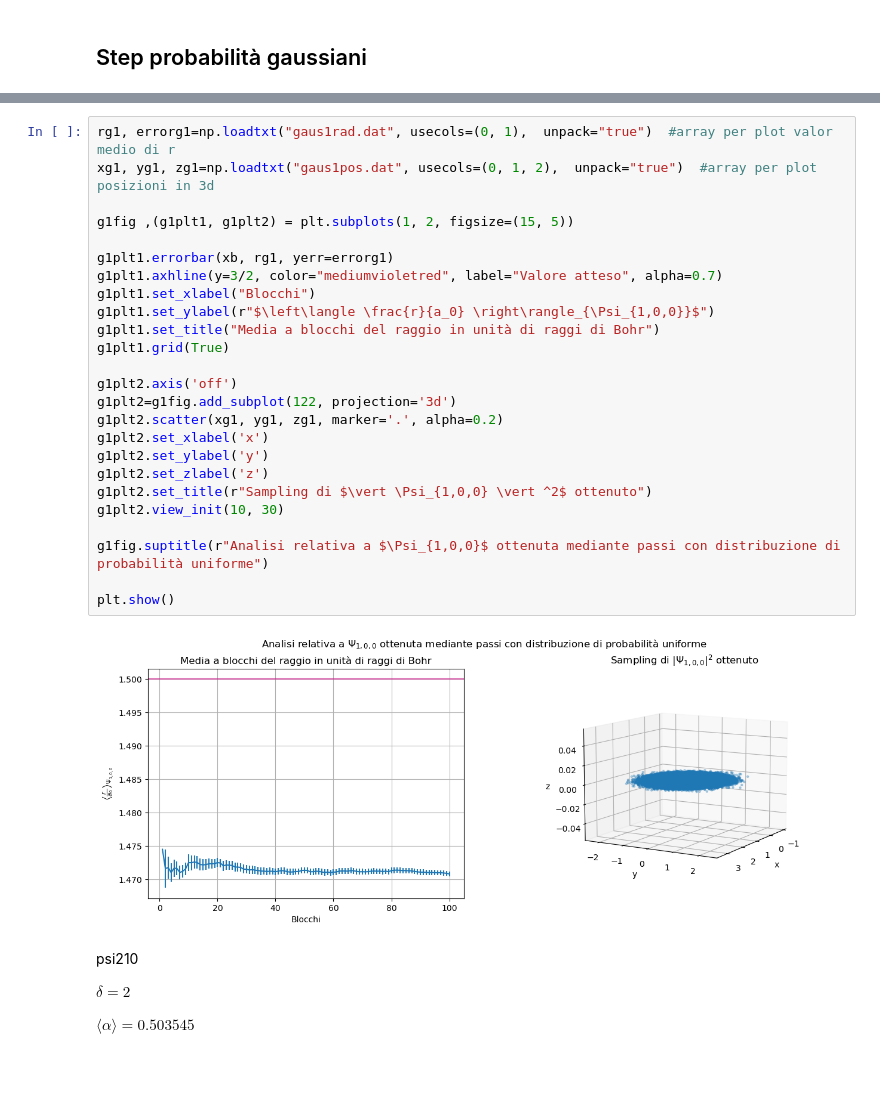
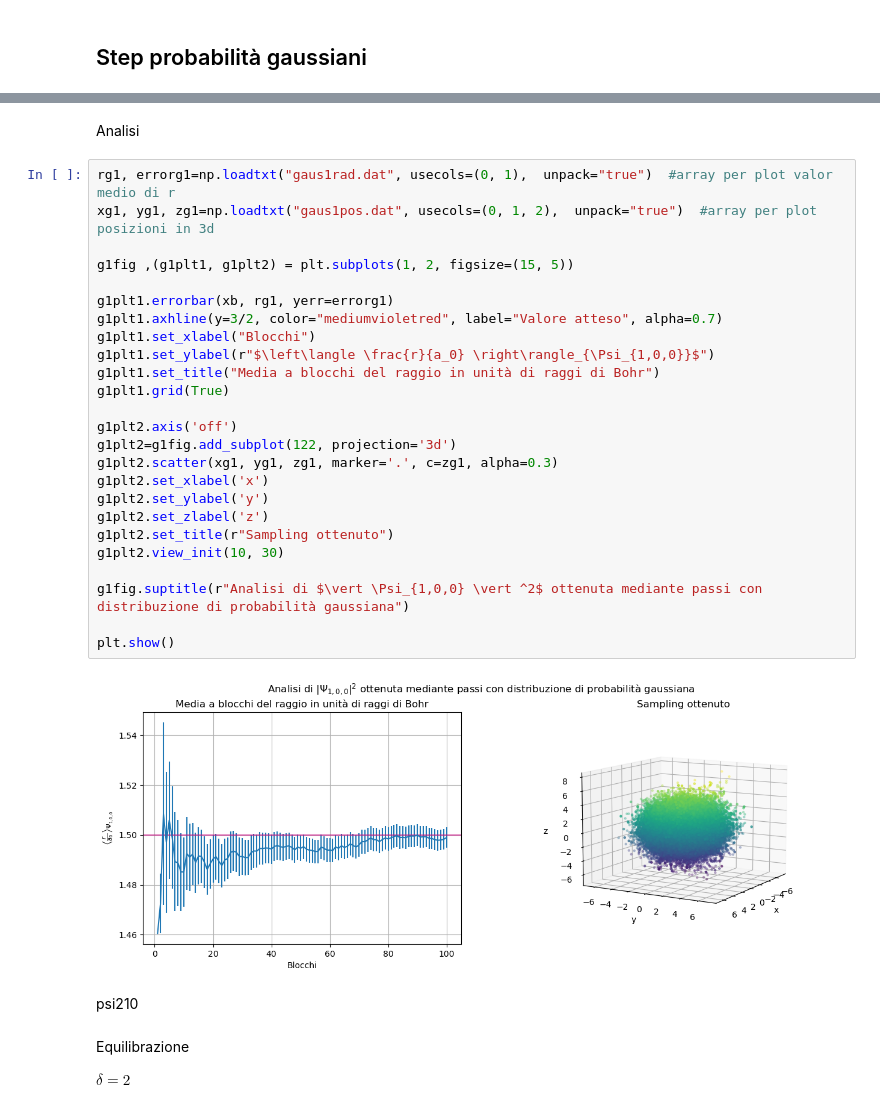
Before and after one commit to angela-bonato/LaboratorioSimulazioneNumerica, a Jupyter notebook: Esercitazione5/Esercitazione5.ipynb, the cells around one changed output, grey strips where cells are left out. Drawn from its saved outputs; the diff is of its cells as text; blank space fills up the shorter version.

```diff
--- a/Esercitazione5/Esercitazione5.ipynb
+++ b/Esercitazione5/Esercitazione5.ipynb
@@ -98,33 +218,35 @@ $\langle \alpha \rangle=0.506599$
+# %% [markdown]
+Analisi
 # %%
 rg1, errorg1=np.loadtxt("gaus1rad.dat", usecols=(0, 1),  unpack="true")  #array per plot valor medio di r
 xg1, yg1, zg1=np.loadtxt("gaus1pos.dat", usecols=(0, 1, 2),  unpack="true")  #array per plot posizioni in 3d
 
 g1fig ,(g1plt1, g1plt2) = plt.subplots(1, 2, figsize=(15, 5))
 
 g1plt1.errorbar(xb, rg1, yerr=errorg1)
 g1plt1.axhline(y=3/2, color="mediumvioletred", label="Valore atteso", alpha=0.7)
 g1plt1.set_xlabel("Blocchi")
 g1plt1.set_ylabel(r"$\left\langle \frac{r}{a_0} \right\rangle_{\Psi_{1,0,0}}$")
 g1plt1.set_title("Media a blocchi del raggio in unità di raggi di Bohr")
 g1plt1.grid(True)
 
 g1plt2.axis('off')
 g1plt2=g1fig.add_subplot(122, projection='3d')
-g1plt2.scatter(xg1, yg1, zg1, marker='.', alpha=0.2)
+g1plt2.scatter(xg1, yg1, zg1, marker='.', c=zg1, alpha=0.3)
 g1plt2.set_xlabel('x')
 g1plt2.set_ylabel('y')
 g1plt2.set_zlabel('z')
-g1plt2.set_title(r"Sampling di $\vert \Psi_{1,0,0} \vert ^2$ ottenuto")
+g1plt2.set_title(r"Sampling ottenuto")
 g1plt2.view_init(10, 30)
 
-g1fig.suptitle(r"Analisi relativa a $\Psi_{1,0,0}$ ottenuta mediante passi con distribuzione di probabilità uniforme")
+g1fig.suptitle(r"Analisi di $\vert \Psi_{1,0,0} \vert ^2$ ottenuta mediante passi con distribuzione di probabilità gaussiana")
 
 plt.show()
 # %% [output]
-[figure, old version]
+[figure, new version]
 # %% [markdown]
 psi210
-
-$\delta=2$
-
-$\langle \alpha \rangle=0.503545$
+# %% [markdown]
+Equilibrazione
+
+$\delta=2$
```
Also changed, not shown: parts of 17 cells of this notebook, 19 other files.
